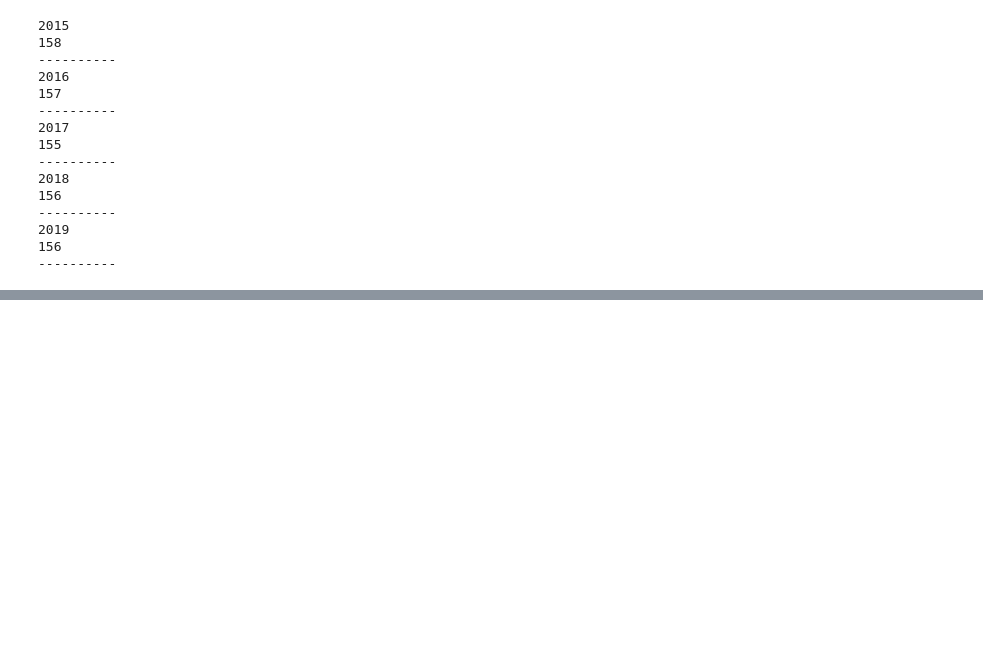
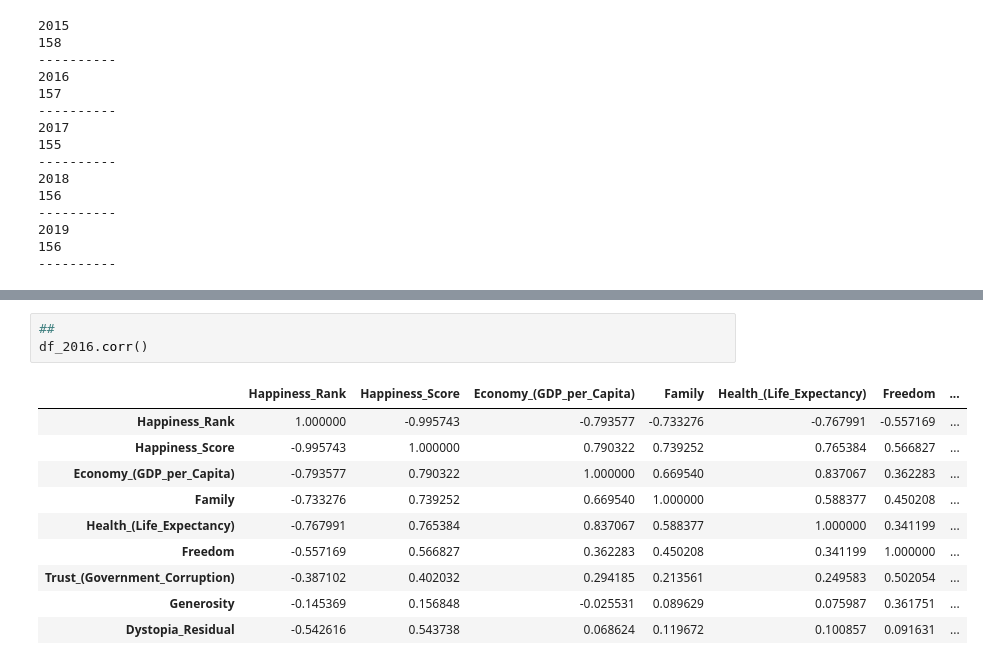
Before and after one commit to UWA-Project-1/The-World-Happiness-Analysis, a Jupyter notebook: test-work.ipynb, the cells around one changed output, grey strips where cells are left out. Drawn from its saved outputs; the diff is of its cells as text; blank space fills up the shorter version.

```diff
--- a/test-work.ipynb
+++ b/test-work.ipynb
@@ -243,0 +332,14 @@ df_merged
+# %%
+##
+df_2016.corr()
+# %% [output]
+|  | Happiness_Rank | Happiness_Score | Economy_(GDP_per_Capita) | Family | Health_(Life_Expectancy) | Freedom | ... |
+| Happiness_Rank | 1.000000 | -0.995743 | -0.793577 | -0.733276 | -0.767991 | -0.557169 | ... |
+| Happiness_Score | -0.995743 | 1.000000 | 0.790322 | 0.739252 | 0.765384 | 0.566827 | ... |
+| Economy_(GDP_per_Capita) | -0.793577 | 0.790322 | 1.000000 | 0.669540 | 0.837067 | 0.362283 | ... |
+| Family | -0.733276 | 0.739252 | 0.669540 | 1.000000 | 0.588377 | 0.450208 | ... |
+| Health_(Life_Expectancy) | -0.767991 | 0.765384 | 0.837067 | 0.588377 | 1.000000 | 0.341199 | ... |
+| Freedom | -0.557169 | 0.566827 | 0.362283 | 0.450208 | 0.341199 | 1.000000 | ... |
+| Trust_(Government_Corruption) | -0.387102 | 0.402032 | 0.294185 | 0.213561 | 0.249583 | 0.502054 | ... |
+| Generosity | -0.145369 | 0.156848 | -0.025531 | 0.089629 | 0.075987 | 0.361751 | ... |
+| Dystopia_Residual | -0.542616 | 0.543738 | 0.068624 | 0.119672 | 0.100857 | 0.091631 | ... |
```
Also changed, not shown: parts of 11 cells of this notebook.
